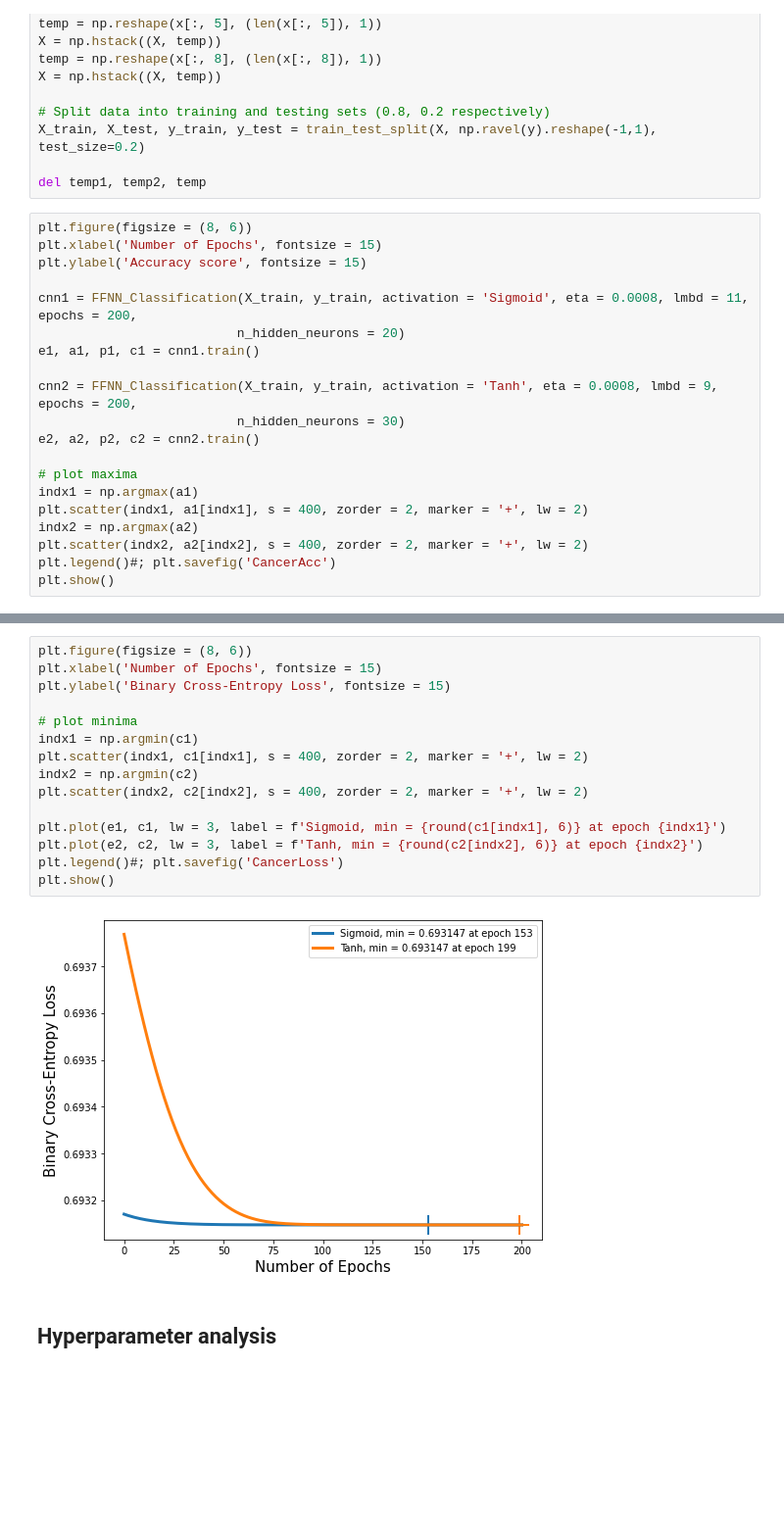
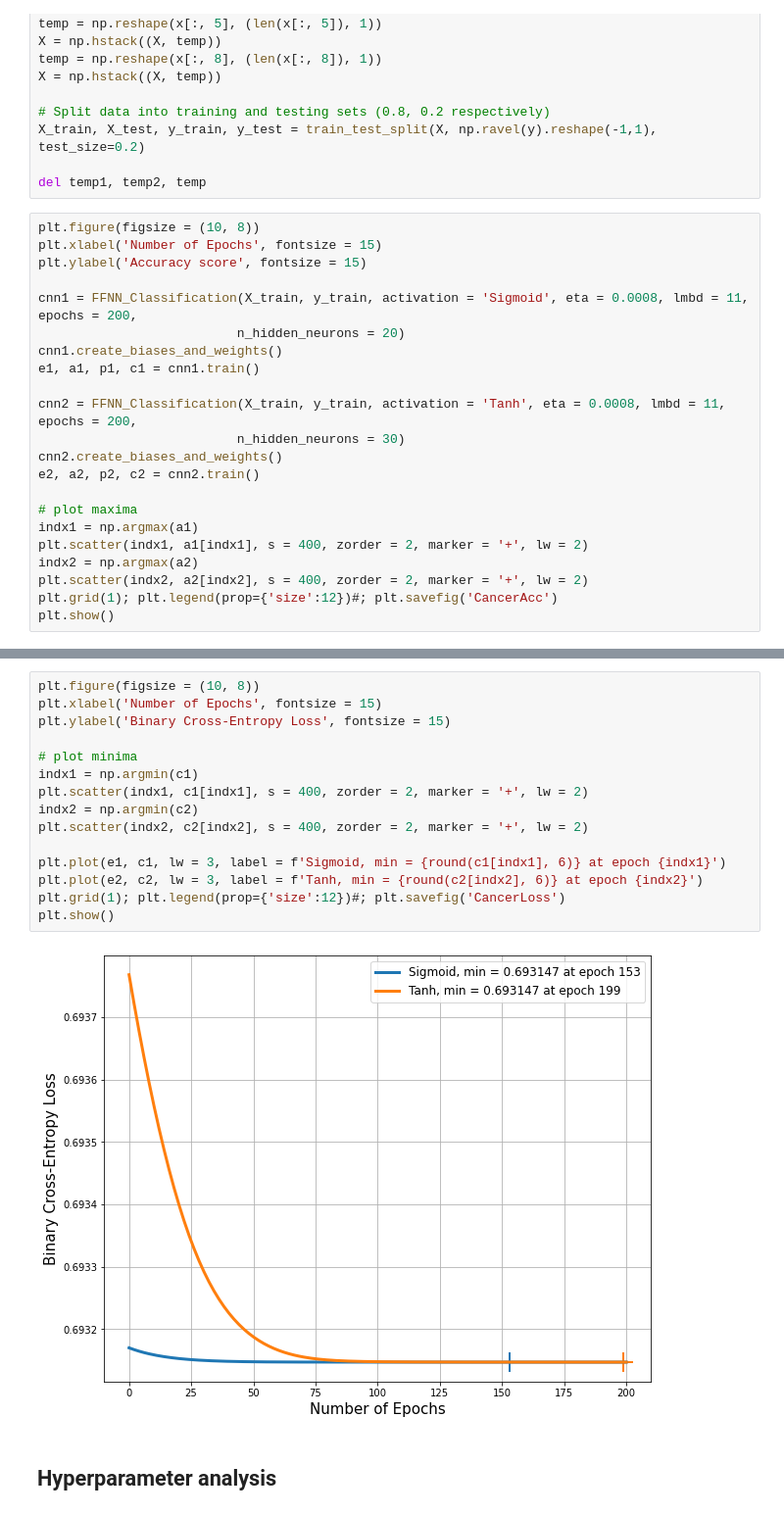
Before and after one commit to lassetotl/fys-stk, a Jupyter notebook: project 2/ClassificationNetwork_D.ipynb, the cells around one changed output, grey strips where cells are left out. Shown: that part at 98% size. Saved outputs shown, nothing was run; the diff lists cells and outputs as text; blank space fills up the shorter version.

```diff
--- a/project 2/ClassificationNetwork_D.ipynb
+++ b/project 2/ClassificationNetwork_D.ipynb
@@ -116,16 +115,18 @@ X_train, X_test, y_train, y_test = train_test_split(X, np.ravel(y).reshape(-1,1)
 
 del temp1, temp2, temp
 # %%
-plt.figure(figsize = (8, 6))
+plt.figure(figsize = (10, 8))
 plt.xlabel('Number of Epochs', fontsize = 15)
 plt.ylabel('Accuracy score', fontsize = 15)
 
 cnn1 = FFNN_Classification(X_train, y_train, activation = 'Sigmoid', eta = 0.0008, lmbd = 11, epochs = 200,
                           n_hidden_neurons = 20)
+cnn1.create_biases_and_weights()
 e1, a1, p1, c1 = cnn1.train()
 
-cnn2 = FFNN_Classification(X_train, y_train, activation = 'Tanh', eta = 0.0008, lmbd = 9, epochs = 200,
+cnn2 = FFNN_Classification(X_train, y_train, activation = 'Tanh', eta = 0.0008, lmbd = 11, epochs = 200,
                           n_hidden_neurons = 30)
+cnn2.create_biases_and_weights()
 e2, a2, p2, c2 = cnn2.train()
 
 # plot maxima
@@ -133,6 +134,6 @@ indx1 = np.argmax(a1)
 plt.scatter(indx1, a1[indx1], s = 400, zorder = 2, marker = '+', lw = 2)
 indx2 = np.argmax(a2)
 plt.scatter(indx2, a2[indx2], s = 400, zorder = 2, marker = '+', lw = 2)
-plt.legend()#; plt.savefig('CancerAcc')
+plt.grid(1); plt.legend(prop={'size':12})#; plt.savefig('CancerAcc')
 plt.show()
 # %% [output]
@@ -140,19 +141,19 @@ plt.show()
 # %%
-plt.figure(figsize = (8, 6))
+plt.figure(figsize = (10, 8))
 plt.xlabel('Number of Epochs', fontsize = 15)
 plt.ylabel('Binary Cross-Entropy Loss', fontsize = 15)
 
 # plot minima
 indx1 = np.argmin(c1)
 plt.scatter(indx1, c1[indx1], s = 400, zorder = 2, marker = '+', lw = 2)
 indx2 = np.argmin(c2)
 plt.scatter(indx2, c2[indx2], s = 400, zorder = 2, marker = '+', lw = 2)
 
 plt.plot(e1, c1, lw = 3, label = f'Sigmoid, min = {round(c1[indx1], 6)} at epoch {indx1}')
 plt.plot(e2, c2, lw = 3, label = f'Tanh, min = {round(c2[indx2], 6)} at epoch {indx2}')
-plt.legend()#; plt.savefig('CancerLoss')
+plt.grid(1); plt.legend(prop={'size':12})#; plt.savefig('CancerLoss')
 plt.show()
 # %% [output]
-[figure, old version]
+[figure, new version]
 # %% [markdown]
 ## Hyperparameter analysis
```
Also changed, not shown: parts of 6 cells of this notebook, 1 other file.
